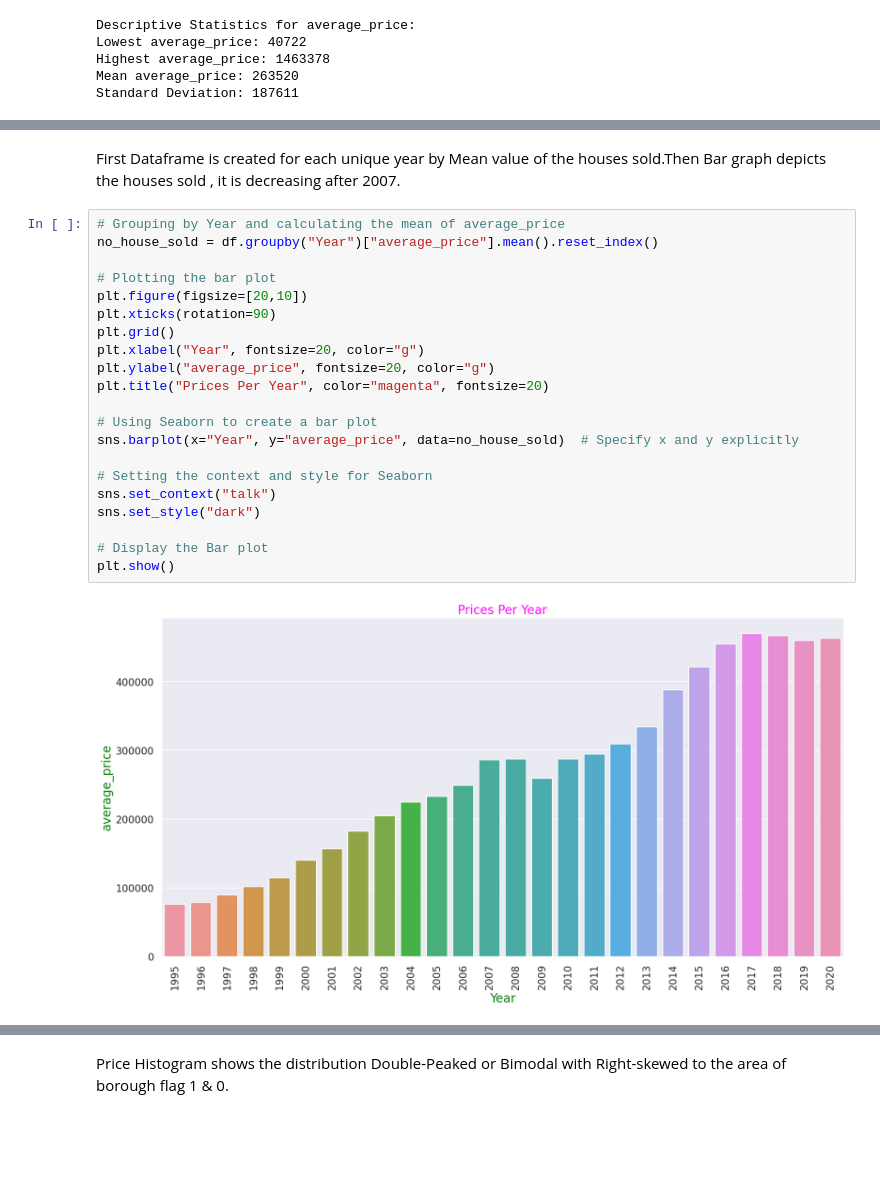
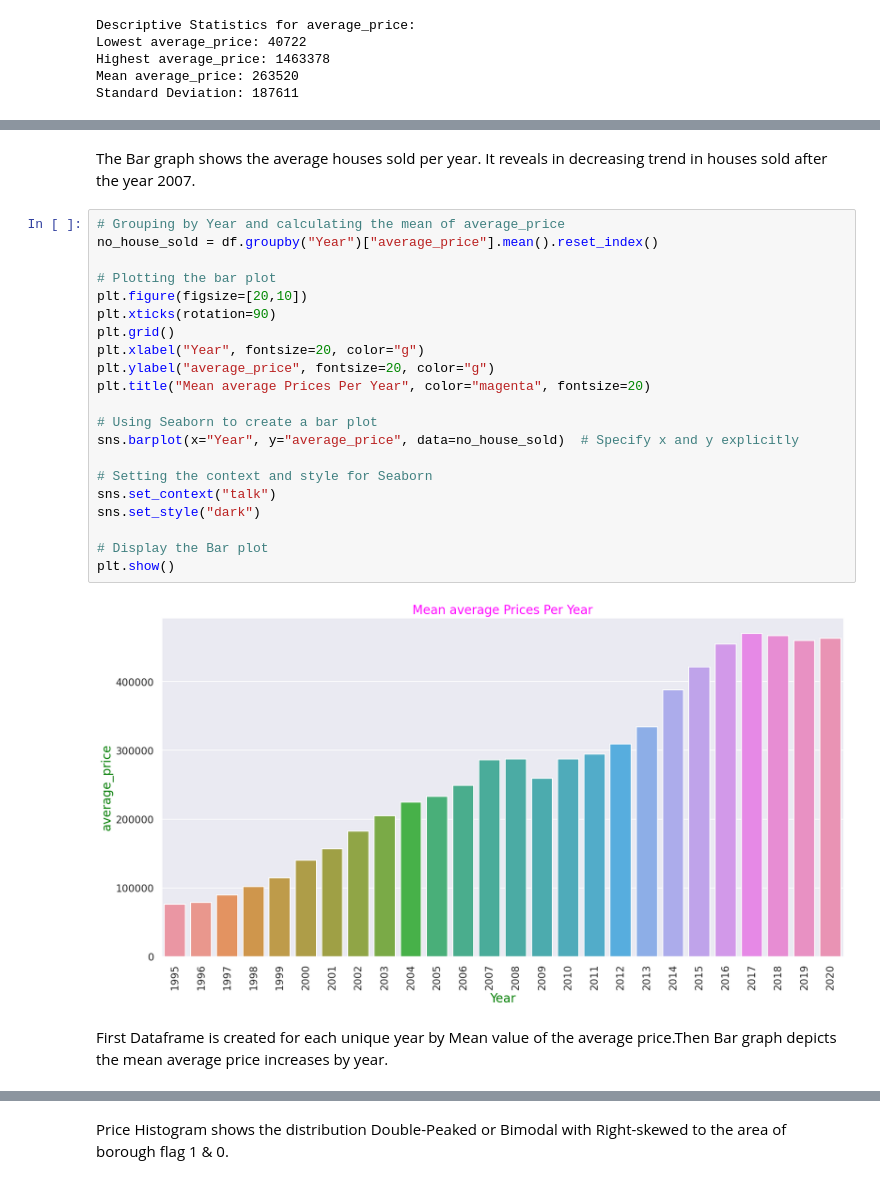
Before and after one commit to kavyakkk/UCDPA_Kavyashree, a Jupyter notebook: HOUSING_LONDON_KAVYA.ipynb, the cells around one changed output, grey strips where cells are left out. Saved outputs shown, nothing was run; the diff lists cells and outputs as text; blank space fills up the shorter version.

```diff
--- a/HOUSING_LONDON_KAVYA.ipynb
+++ b/HOUSING_LONDON_KAVYA.ipynb
@@ -318,25 +320,27 @@ plt.show()
+# %% [markdown]
+The Bar graph shows the average houses sold per year. It reveals in decreasing trend in houses sold after the year 2007.
+# %%
+# Grouping by Year and calculating the mean of average_price
+no_house_sold = df.groupby("Year")["average_price"].mean().reset_index()
+
+# Plotting the bar plot
+plt.figure(figsize=[20,10])
+plt.xticks(rotation=90)
+plt.grid()
+plt.xlabel("Year", fontsize=20, color="g")
+plt.ylabel("average_price", fontsize=20, color="g")
+plt.title("Mean average Prices Per Year", color="magenta", fontsize=20)
+
+# Using Seaborn to create a bar plot
+sns.barplot(x="Year", y="average_price", data=no_house_sold)  # Specify x and y explicitly
+
+# Setting the context and style for Seaborn
+sns.set_context("talk")
+sns.set_style("dark")
+
+# Display the Bar plot
+plt.show()
+# %% [output]
+[figure, added]
 # %% [markdown]
-First Dataframe is created for each unique year by Mean value of the houses sold.Then Bar graph depicts the houses sold , it is decreasing after 2007.
+First Dataframe is created for each unique year by Mean value of the average price.Then Bar graph depicts the mean average price increases by year.
-# %%
-# Grouping by Year and calculating the mean of average_price
-no_house_sold = df.groupby("Year")["average_price"].mean().reset_index()
-
-# Plotting the bar plot
-plt.figure(figsize=[20,10])
-plt.xticks(rotation=90)
-plt.grid()
-plt.xlabel("Year", fontsize=20, color="g")
-plt.ylabel("average_price", fontsize=20, color="g")
-plt.title("Prices Per Year", color="magenta", fontsize=20)
-
-# Using Seaborn to create a bar plot
-sns.barplot(x="Year", y="average_price", data=no_house_sold)  # Specify x and y explicitly
-
-# Setting the context and style for Seaborn
-sns.set_context("talk")
-sns.set_style("dark")
-
-# Display the Bar plot
-plt.show()
-# %% [output]
-[figure, removed]
```
Also changed, not shown: parts of 27 cells of this notebook.
